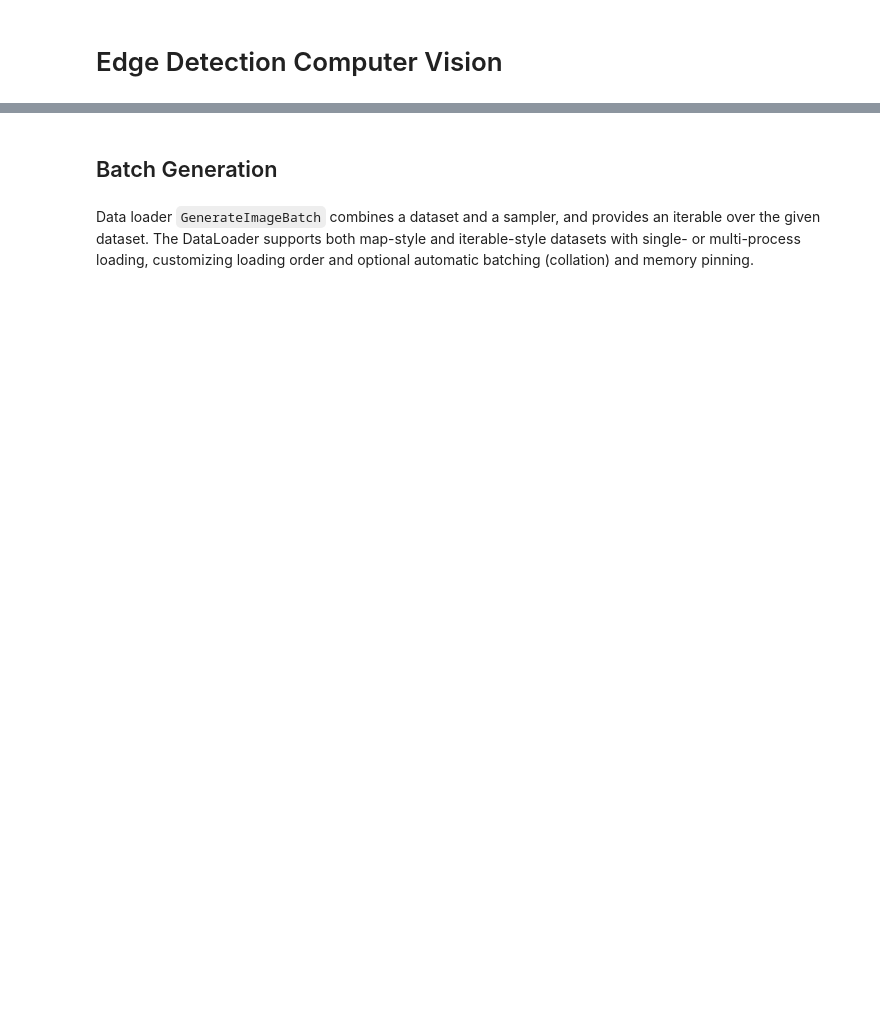
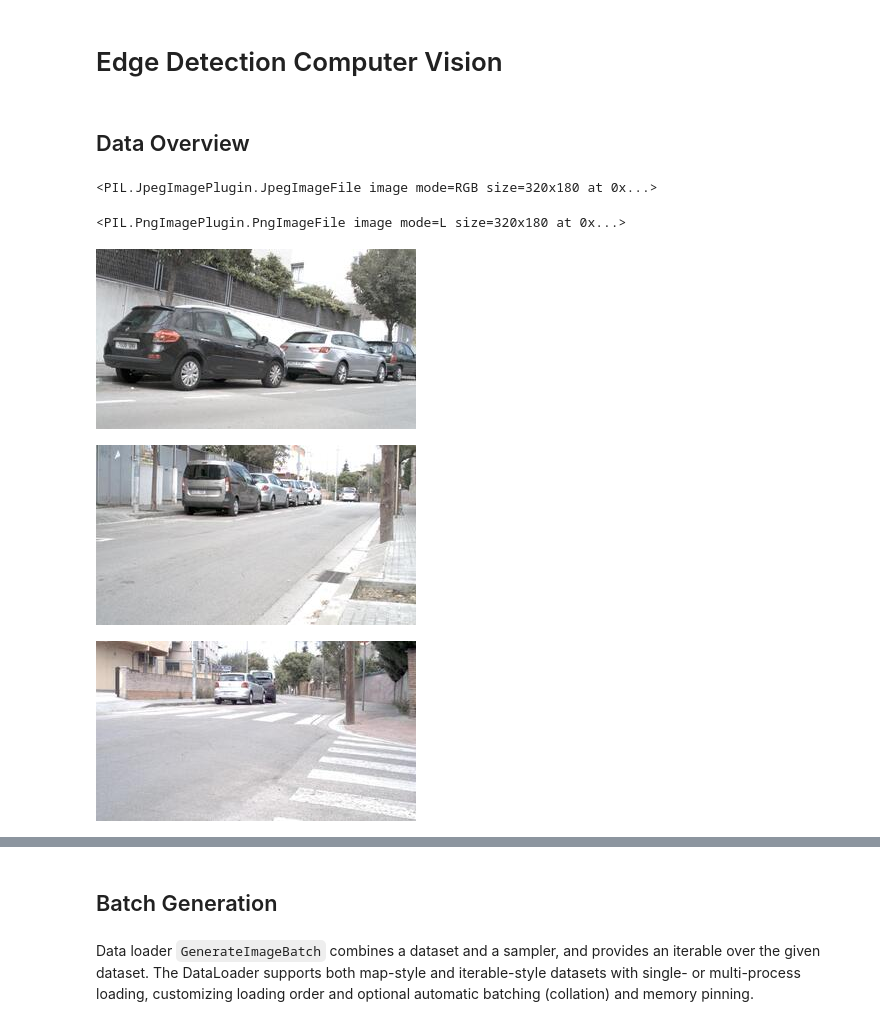
Before and after one commit to AlekseiRiabinin/-edge-detection, a Jupyter notebook: EdgeDetection.ipynb, the cells around one changed output, grey strips where cells are left out. Cells and saved outputs as stored; diff of their text form; code cells hidden in the pictures; blank space fills up the shorter version.

```diff
--- a/EdgeDetection.ipynb
+++ b/EdgeDetection.ipynb
@@ -4,0 +26,36 @@ from IPython.display import Image as disp_image
+# %% [markdown]
+## Data Overview
+# %%
+# base path of the dataset
+DATASET_PATH = 'C:/MedicalDATA/BIPED/data/'
+# %%
+# define the path to the images and labels dataset
+IMAGE_TRAIN_PATH = DATASET_PATH + 'imgs/train/'
+LABEL_TRAIN_PATH = DATASET_PATH + 'labs/train/'
+
+IMAGE_VALID_PATH = DATASET_PATH + 'imgs/test/'
+LABEL_VALID_PATH = DATASET_PATH + 'labs/test/'
+# %%
+# display an image sample
+img_sample = Image.open(IMAGE_TRAIN_PATH + 'RGB_001.jpg')
+print(img_sample)
+# %% [output]
+<PIL.JpegImagePlugin.JpegImageFile image mode=RGB size=320x180 at 0x...>
+# %%
+# display an label sample
+lab_sample = Image.open(LABEL_TRAIN_PATH + 'RGB_001.png')
+print(lab_sample)
+# %% [output]
+<PIL.PngImagePlugin.PngImageFile image mode=L size=320x180 at 0x...>
+# %%
+# display images
+lst_img_names = [IMAGE_TRAIN_PATH + 'RGB_001.jpg',
+                 IMAGE_TRAIN_PATH + 'RGB_002.jpg',
+                 IMAGE_TRAIN_PATH + 'RGB_003.jpg']
+
+for img_name in lst_img_names:
+    display(disp_image(filename=img_name))
+# %% [output]
+[figure, added]
+[figure, added]
+[figure, added]
```
Also changed, not shown: parts of 11 cells of this notebook, 7 other files.
